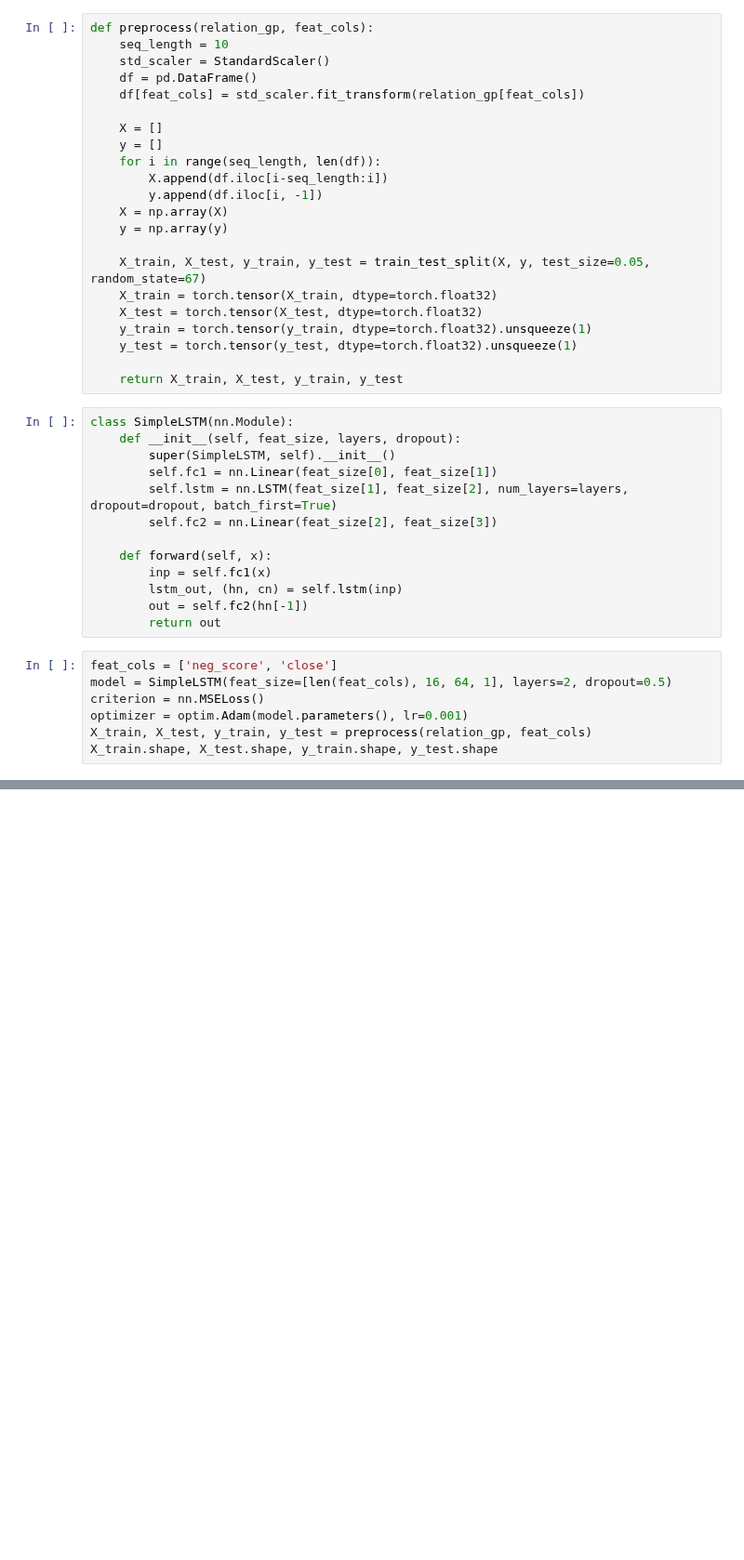
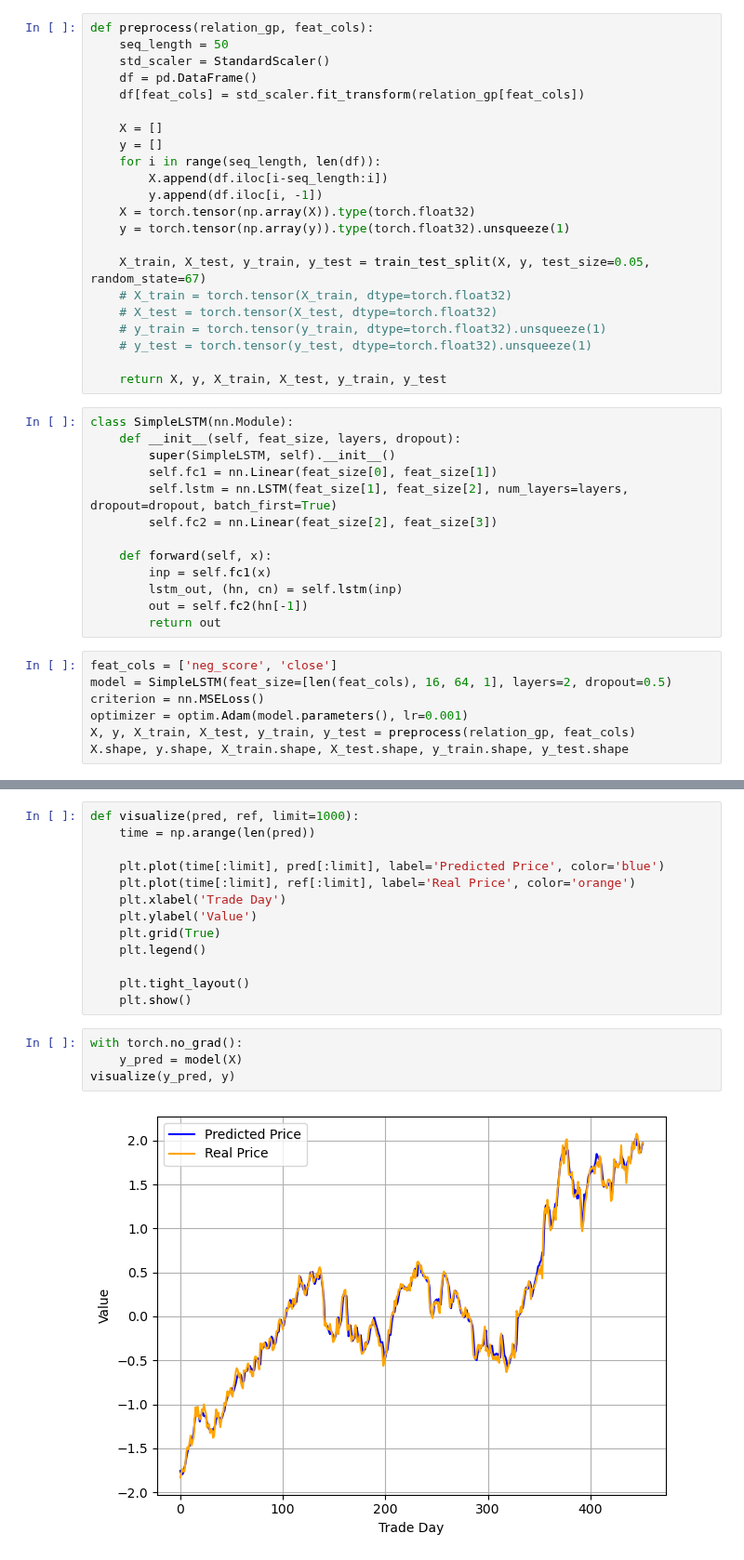
Before and after one commit to AlexWFreeman/Big-Data-Analytics, a Jupyter notebook: model/analysis3.ipynb, the cells around one changed output, grey strips where cells are left out. Shown at 93% size. Saved outputs shown, nothing was run; the diff lists cells and outputs as text; blank space fills up the shorter version.

```diff
--- a/model/analysis3.ipynb
+++ b/model/analysis3.ipynb
@@ -106,7 +106,7 @@ plt.scatter(relation_gp['all_score'], relation_gp['delta'], color='blue', alpha=
 [figure]
 # %%
 def preprocess(relation_gp, feat_cols):
-    seq_length = 10
+    seq_length = 50
     std_scaler = StandardScaler()
     df = pd.DataFrame()
     df[feat_cols] = std_scaler.fit_transform(relation_gp[feat_cols])
@@ -116,16 +116,16 @@ def preprocess(relation_gp, feat_cols):
     for i in range(seq_length, len(df)):
         X.append(df.iloc[i-seq_length:i])
         y.append(df.iloc[i, -1])
-    X = np.array(X)
-    y = np.array(y)
+    X = torch.tensor(np.array(X)).type(torch.float32)
+    y = torch.tensor(np.array(y)).type(torch.float32).unsqueeze(1)
 
     X_train, X_test, y_train, y_test = train_test_split(X, y, test_size=0.05, random_state=67)
-    X_train = torch.tensor(X_train, dtype=torch.float32)
-    X_test = torch.tensor(X_test, dtype=torch.float32)
-    y_train = torch.tensor(y_train, dtype=torch.float32).unsqueeze(1)
-    y_test = torch.tensor(y_test, dtype=torch.float32).unsqueeze(1)
+    # X_train = torch.tensor(X_train, dtype=torch.float32)
+    # X_test = torch.tensor(X_test, dtype=torch.float32)
+    # y_train = torch.tensor(y_train, dtype=torch.float32).unsqueeze(1)
+    # y_test = torch.tensor(y_test, dtype=torch.float32).unsqueeze(1)
 
-    return X_train, X_test, y_train, y_test
+    return X, y, X_train, X_test, y_train, y_test
 # %%
 class SimpleLSTM(nn.Module):
     def __init__(self, feat_size, layers, dropout):
@@ -144,6 +144,6 @@ feat_cols = ['neg_score', 'close']
 model = SimpleLSTM(feat_size=[len(feat_cols), 16, 64, 1], layers=2, dropout=0.5)
 criterion = nn.MSELoss()
 optimizer = optim.Adam(model.parameters(), lr=0.001)
-X_train, X_test, y_train, y_test = preprocess(relation_gp, feat_cols)
-X_train.shape, X_test.shape, y_train.shape, y_test.shape
+X, y, X_train, X_test, y_train, y_test = preprocess(relation_gp, feat_cols)
+X.shape, y.shape, X_train.shape, X_test.shape, y_train.shape, y_test.shape
 # %% [output]
@@ -199,0 +202,19 @@ Error Range: 0.1214
+# %%
+def visualize(pred, ref, limit=1000):
+    time = np.arange(len(pred))
+
+    plt.plot(time[:limit], pred[:limit], label='Predicted Price', color='blue')
+    plt.plot(time[:limit], ref[:limit], label='Real Price', color='orange')
+    plt.xlabel('Trade Day')
+    plt.ylabel('Value')
+    plt.grid(True)
+    plt.legend()
+
+    plt.tight_layout()
+    plt.show()
+# %%
+with torch.no_grad():
+    y_pred = model(X)
+visualize(y_pred, y)
+# %% [output]
+[figure, added]
```
Also changed, not shown: parts of 5 cells of this notebook, 2 other files.
